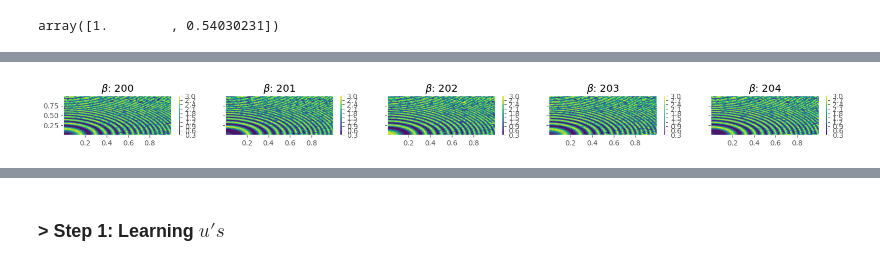
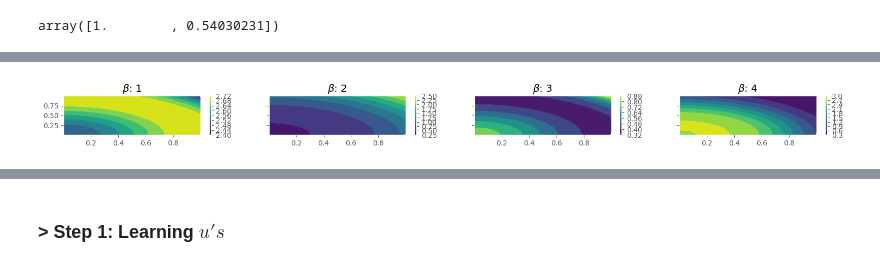
Before and after one commit to TADSGroup/kernelequationlearning, a Jupyter notebook: examples/Darcy/two_step.ipynb, the cells around one changed output, grey strips where cells are left out. Saved outputs shown, nothing was run; the diff lists cells and outputs as text; code cells hidden in the pictures.

```diff
--- a/examples/Darcy/two_step.ipynb
+++ b/examples/Darcy/two_step.ipynb
@@ -39,4 +39,4 @@ np.cos(np.array([0,1]))
 array([1.        , 0.54030231])
 # %%
 def ustar(x1,x2,beta):
-    return np.exp(np.sin(beta*(np.cos(x1) + np.cos(x2))))
+    return jnp.exp(jnp.sin(beta*(jnp.cos(x1) + jnp.cos(x2))))
@@ -43,11 +106,11 @@ def ustar(x1,x2,beta):
 # %%
 num = 10000
-beta = np.arange(200,205,1)
+beta = np.arange(1,5,1)
 pts = np.random.uniform(low=[0,0],high=[1,1],size=[num,2])
 fig, ax = plt.subplots(figsize = (20,1), ncols = beta.size, nrows = 1, sharey = True)
 for i in range(beta.size):
     axi = ax[i].tricontourf(pts[:,0],pts[:,1], ustar(pts[:,0],pts[:,1],beta[i]))
     plt.colorbar(axi, ax = ax[i])
     ax[i].set_title(r'$\beta$: {}'.format(beta[i]))
 # %% [output]
-[figure, old version]
+[figure, new version]
```
Also changed, not shown: parts of 13 cells of this notebook, 2 other files.
